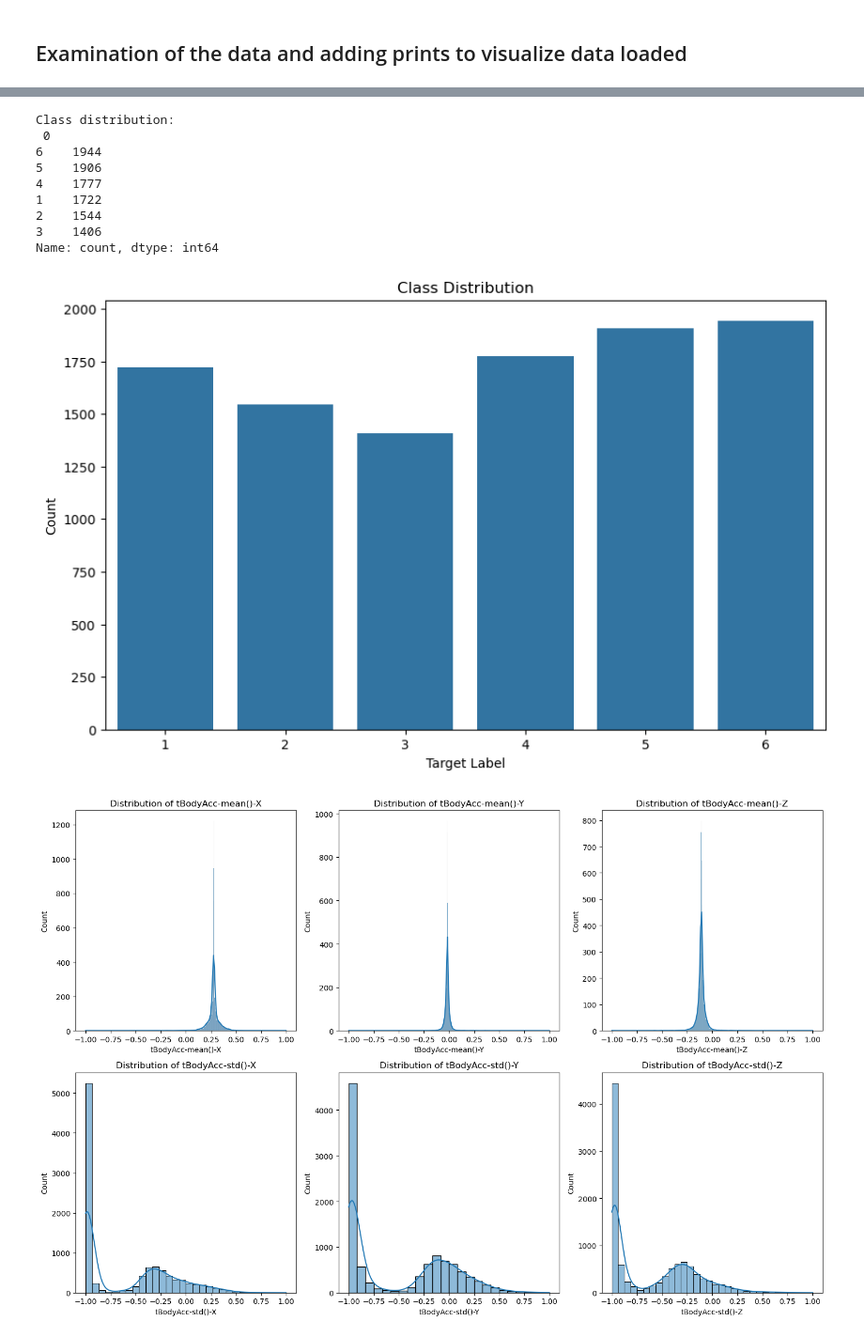
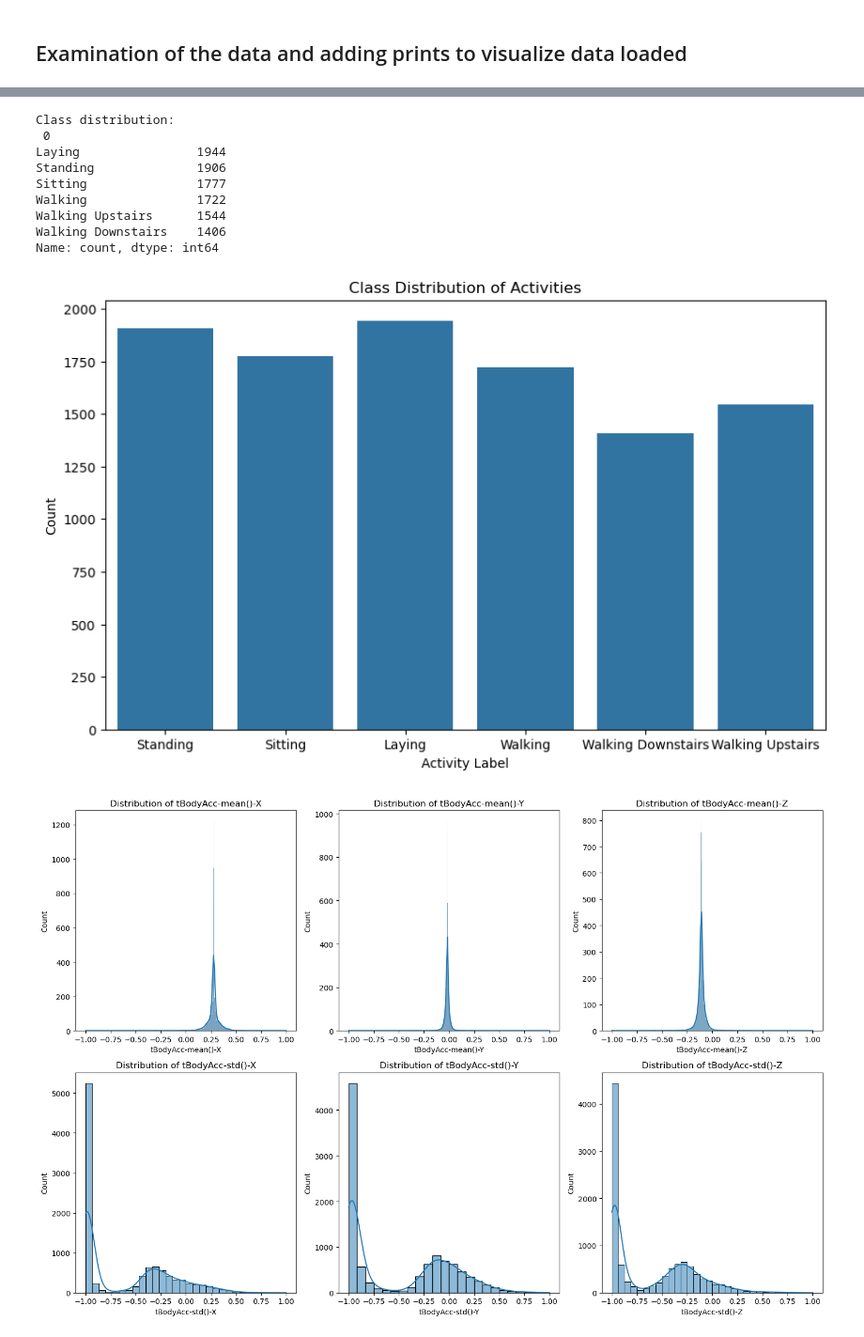
Before and after one commit to nelsondca/Gesture-UI, a Jupyter notebook: data.ipynb, the cells around one changed output, grey strips where cells are left out. Shown at 94% size. Cells and saved outputs as stored; diff of their text form; code cells hidden in the pictures.

```diff
--- a/data.ipynb
+++ b/data.ipynb
@@ -6,26 +6,39 @@ import numpy as np
 import matplotlib.pyplot as plt
 import seaborn as sns
 
-# Set the random seed
+# random seed
 SEED = 412122
 np.random.seed(SEED)
 
 # Load dataset
-data = pd.read_csv(r"C:/Users/Neo/Desktop/UI project/Gesture UI/dataset.txt", sep='\s+', header=None)
-targets = pd.read_csv(r"C:/Users/Neo/Desktop/UI project/Gesture UI/targets.txt", header=None)
+data = pd.read_csv("dataset.txt", sep='\s+', header=None)
+targets = pd.read_csv("targets.txt", header=None)
 
-# Load feature names
-features = pd.read_csv(r"C:/Users/Neo/Desktop/UI project/Gesture UI/features.txt", sep='\s+', header=None, usecols=[1])
+# Activities
+features = pd.read_csv("features.txt", sep='\s+', header=None, usecols=[1])
 features = features.squeeze().tolist()
 
 # Assign feature names to the dataset
 data.columns = features
 
-# Verify the data
+# Mapping target labels to activity names
+activity_labels = {
+    1: 'Walking',
+    2: 'Walking Upstairs',
+    3: 'Walking Downstairs',
+    4: 'Sitting',
+    5: 'Standing',
+    6: 'Laying'
+}
+
+# Numeric labels with activity names
+targets[0] = targets[0].map(activity_labels)
+
+# Verifying the data
 print("Dataset:")
 print(data.head())
 
-print("\nTargets:")
+print("\nMapped Targets:")
 print(targets.head())
 # %% [output]
 Dataset:
@@ -83,26 +96,27 @@ Missing values in each column:
 # %%
+
 # Checking for class imbalance
 class_counts = targets[0].value_counts()
 print("Class distribution:\n", class_counts)
 
-# Visualize class distribution
+# Visualization class distribution
 plt.figure(figsize=(10, 6))
 sns.countplot(x=targets[0])
 plt.title('Class Distribution of Activities')
-plt.xlabel('Target Label')
+plt.xlabel('Activity Label')
 plt.ylabel('Count')
 plt.show()
 # %% [output]
 Class distribution:
  0
-6    1944
-5    1906
-4    1777
-1    1722
-2    1544
-3    1406
+Laying                1944
+Standing              1906
+Sitting               1777
+Walking               1722
+Walking Upstairs      1544
+Walking Downstairs    1406
 Name: count, dtype: int64
-[figure, old version]
+[figure, new version]
 # %%
 # Distribution of some features
 plt.figure(figsize=(15, 10))
```
Also changed, not shown: parts of 9 cells of this notebook.
